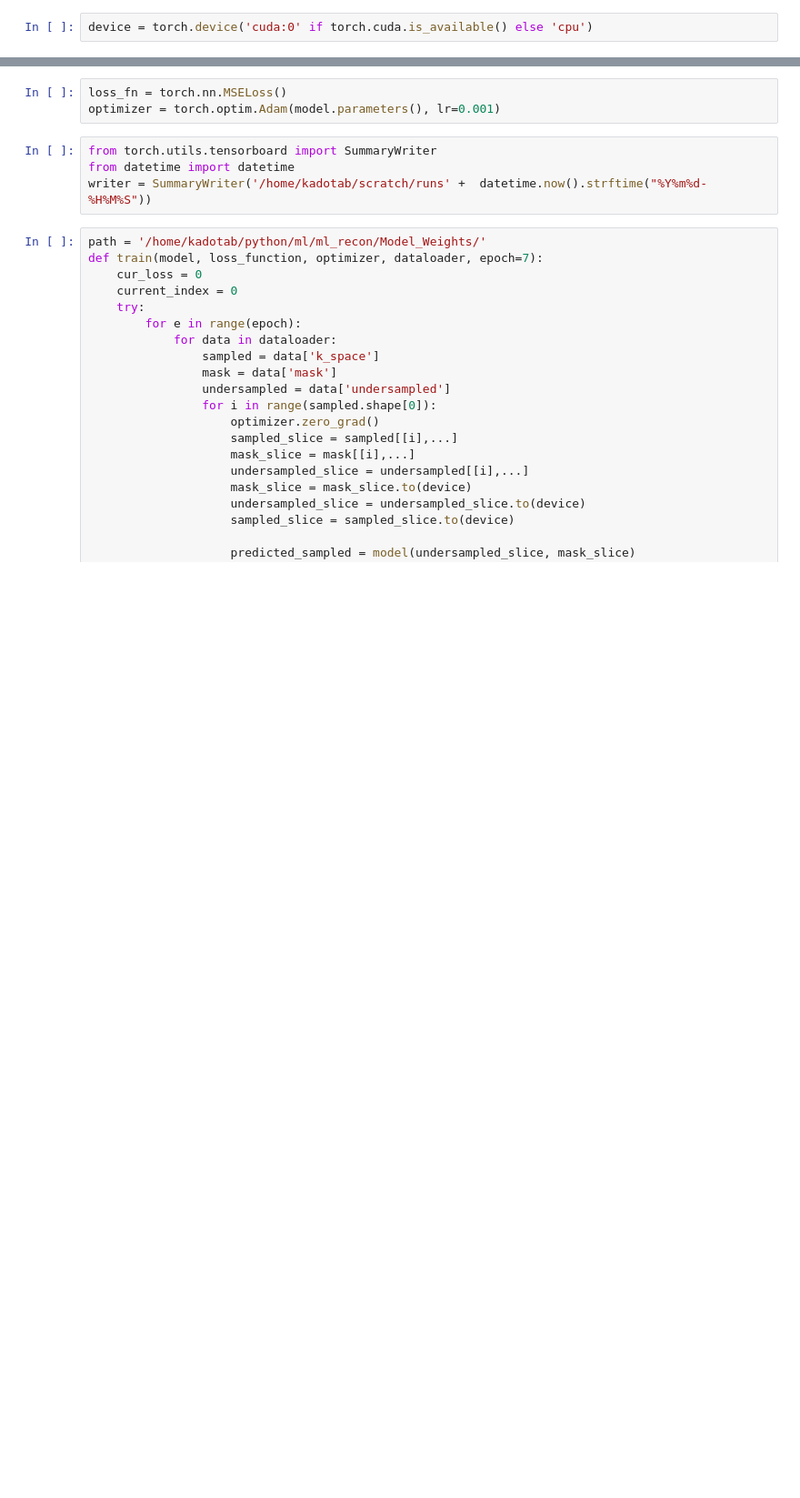
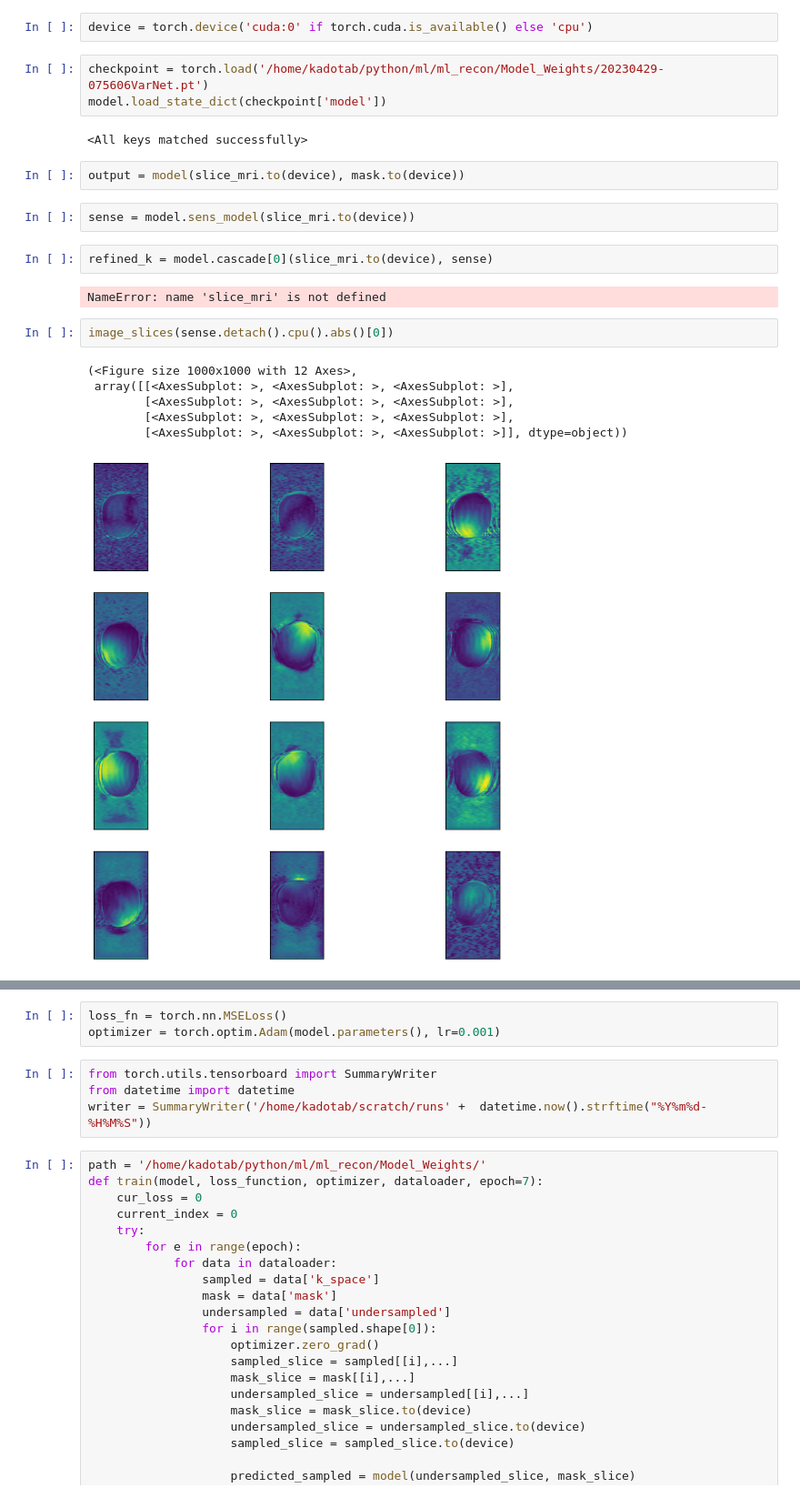
Before and after one commit to brendo-k/mri_machine_learning_reconstruction, a Jupyter notebook: train_varnet.ipynb, the cells around one changed output, grey strips where cells are left out. Shown at 91% size. Saved outputs shown, nothing was run; the diff lists cells and outputs as text; blank space fills up the shorter version.

```diff
--- a/train_varnet.ipynb
+++ b/train_varnet.ipynb
@@ -40,5 +50,27 @@ image_slices((data['undersampled'][0]), vmax=0.01)
 # %%
 device = torch.device('cuda:0' if torch.cuda.is_available() else 'cpu')
+# %%
+checkpoint = torch.load('/home/kadotab/python/ml/ml_recon/Model_Weights/20230429-075606VarNet.pt')
+model.load_state_dict(checkpoint['model'])
+# %% [output]
+<All keys matched successfully>
+# %%
+output = model(slice_mri.to(device), mask.to(device))
+# %%
+sense = model.sens_model(slice_mri.to(device))
+# %%
+refined_k = model.cascade[0](slice_mri.to(device), sense)
+# %% [output]
+NameError: name 'slice_mri' is not defined
+# %%
+image_slices(sense.detach().cpu().abs()[0])
+# %% [output]
+(<Figure size 1000x1000 with 12 Axes>,
+ array([[<AxesSubplot: >, <AxesSubplot: >, <AxesSubplot: >],
+        [<AxesSubplot: >, <AxesSubplot: >, <AxesSubplot: >],
+        [<AxesSubplot: >, <AxesSubplot: >, <AxesSubplot: >],
+        [<AxesSubplot: >, <AxesSubplot: >, <AxesSubplot: >]], dtype=object))
+[figure, added]
 # %%
 model = VarNet(2, 2, num_cascades=5, use_norm=True)
 model.to(device)
```
Also changed, not shown: parts of 4 cells of this notebook, 26 other files.
